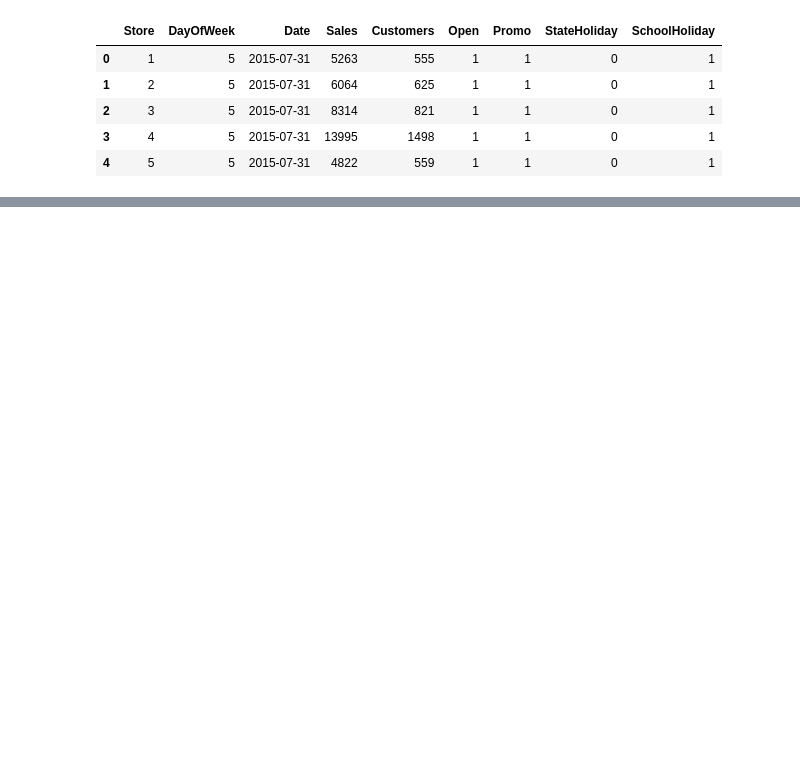
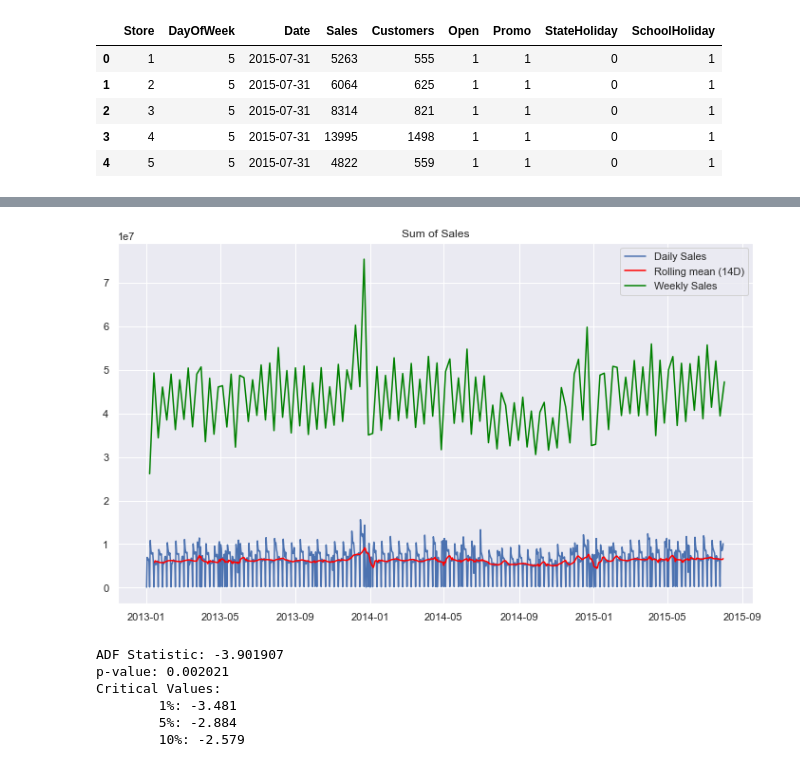
Before and after one commit to yoyo6022/covid-19, a Jupyter notebook: Notebook/Data Wrangling-Copy1.ipynb, the cells around one changed output, grey strips where cells are left out. Drawn from its saved outputs; the diff is of its cells as text; code cells hidden in the pictures; blank space fills up the shorter version.

```diff
--- a/Notebook/Data Wrangling-Copy1.ipynb
+++ b/Notebook/Data Wrangling-Copy1.ipynb
@@ -22,0 +252,14 @@ df.head()
+# %%
+# aggregate total daily sales from 1115 stores.
+totalsales = pd.pivot_table(df[['Date', 'Sales']], index='Date', aggfunc='sum')
+# %%
+plt.figure(figsize=(12,7))
+plt.plot(totalsales)
+plt.plot(totalsales.index,totalsales.rolling(14).mean(), 'red')
+plt.plot(totalsales.resample('w').Sales.sum(), 'green')
+
+plt.legend(['Daily Sales', 'Rolling mean (14D)', 'Weekly Sales'])
+plt.title('Sum of Sales')
+plt.show()
+# %% [output]
+[figure, added]
@@ -22,0 +272,14 @@ df.head()
+# %%
+sta_result = adfuller(weeklytotalsales)
+print('ADF Statistic: %f' % sta_result[0])
+print('p-value: %f' % sta_result[1])
+print('Critical Values:')
+for key, value in sta_result[4].items():
+    print('\t%s: %.3f' % (key, value))
+# %% [output]
+ADF Statistic: -3.901907
+p-value: 0.002021
+Critical Values:
+        1%: -3.481
+        5%: -2.884
+        10%: -2.579
```
Also changed, not shown: parts of 80 cells of this notebook.
